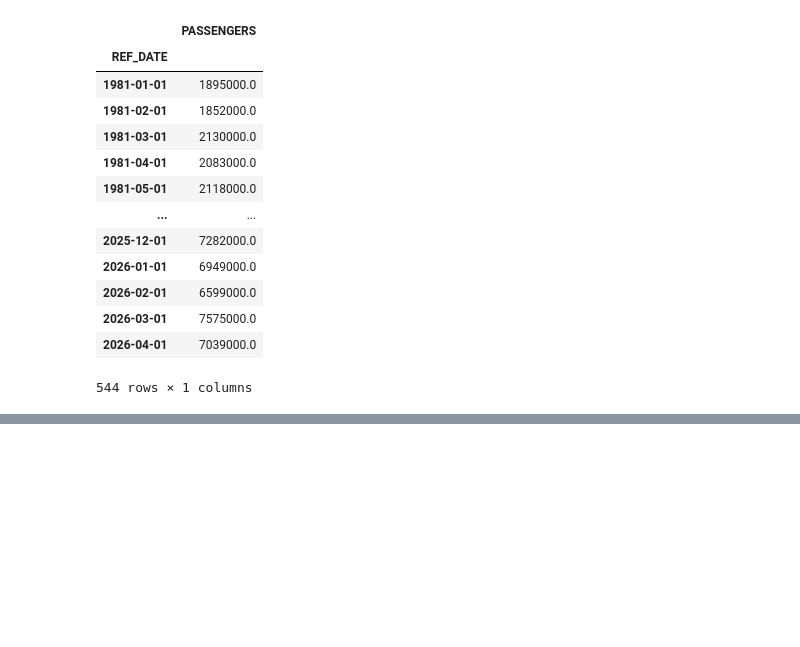
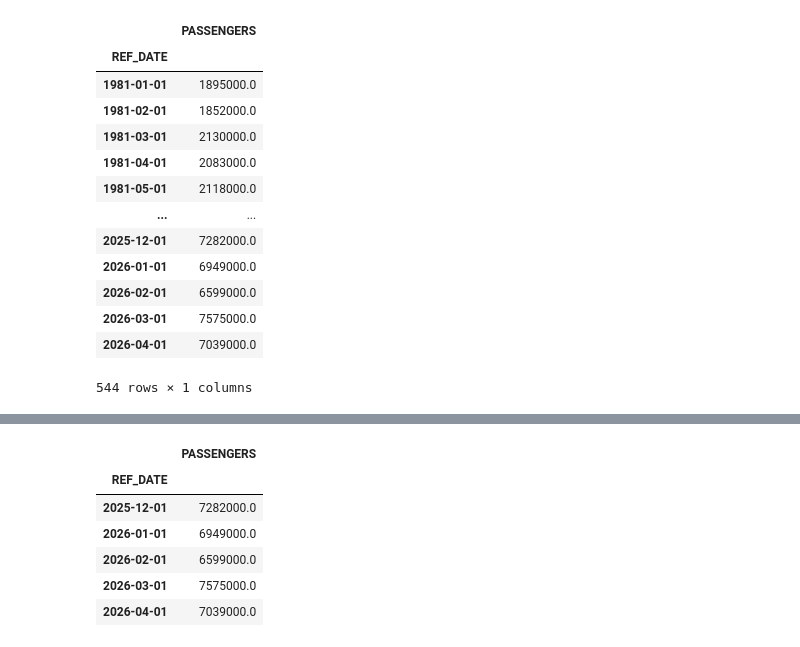
Before and after one commit to ajinikhil/air_passenger_forecasting, a Jupyter notebook: script/automated_forecasting.ipynb, the cells around one changed output, grey strips where cells are left out. Cells and saved outputs as stored; diff of their text form; code cells hidden in the pictures; blank space fills up the shorter version.

```diff
--- a/script/automated_forecasting.ipynb
+++ b/script/automated_forecasting.ipynb
@@ -161,0 +194,10 @@ df
+# %%
+df.tail()
+# %% [output]
+|  | PASSENGERS |
+| REF_DATE |  |
+| 2025-12-01 | 7282000.0 |
+| 2026-01-01 | 6949000.0 |
+| 2026-02-01 | 6599000.0 |
+| 2026-03-01 | 7575000.0 |
+| 2026-04-01 | 7039000.0 |
```
Also changed, not shown: parts of 11 cells of this notebook.
